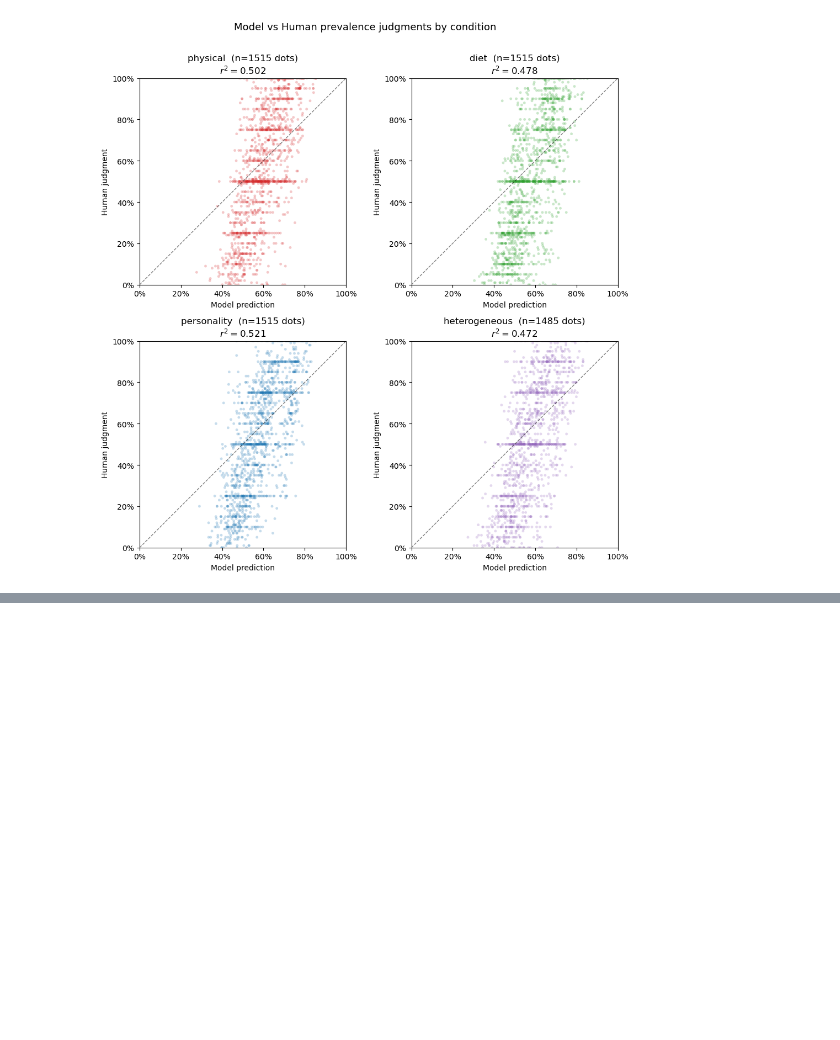
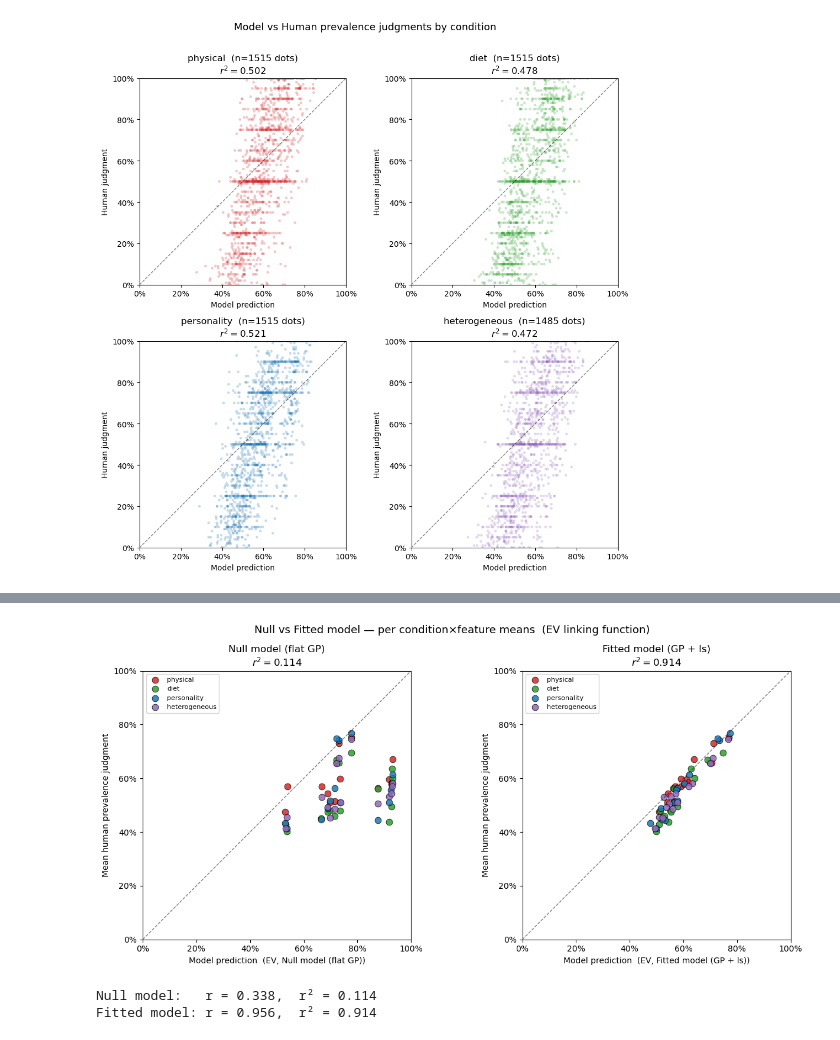
Before and after one commit to mariannazhang/compgenerics, a Jupyter notebook: model/gp/model-gp-study9.ipynb, the cells around one changed output, grey strips where cells are left out. Drawn from its saved outputs; the diff is of its cells as text; code cells hidden in the pictures; blank space fills up the shorter version.

```diff
--- a/model/gp/model-gp-study9.ipynb
+++ b/model/gp/model-gp-study9.ipynb
@@ -1891,0 +2029,72 @@ plt.show()
+# %%
+# ── Null model comparison: same EV scatter using null_preds as weights ────────
+
+# ── Refit betas with null weights ─────────────────────────────────────────
+feature_betas_null = {}
+for j, col in enumerate(TEST_COLS):
+    feat   = CSV_TO_FEATURE[col]
+    resp_j = np.array([r['responses'][j]  for r in results])
+    w_j    = np.array([r['null_preds'][j] for r in results])
+    feature_betas_null[feat] = fit_beta_mixture(resp_j, w_j)
+    p = feature_betas_null[feat]
+    print(f"{feat:<32}  mean_kl={p['alpha_kl']/(p['alpha_kl']+p['beta_kl']):.3f}  "
+          f"mean_nkl={p['alpha_nkl']/(p['alpha_nkl']+p['beta_nkl']):.3f}")
+
+# ── EV predictions using null weights + null betas ────────────────────────
+model_preds_null_ev = []
+for r in results:
+    for j, col in enumerate(TEST_COLS):
+        feat    = CSV_TO_FEATURE[col]
+        pz1     = float(r['null_preds'][j])
+        params  = feature_betas_null[feat]
+        mean_kl  = params['alpha_kl']  / (params['alpha_kl']  + params['beta_kl'])
+        mean_nkl = params['alpha_nkl'] / (params['alpha_nkl'] + params['beta_nkl'])
+        model_preds_null_ev.append(pz1 * mean_kl + (1 - pz1) * mean_nkl)
+
+model_preds_null_ev    = np.array(model_preds_null_ev).reshape(len(results), 15)
+model_preds_fitted_mat = model_preds_all.reshape(len(results), 15)
+
+# ── Aggregate to condition × feature means ────────────────────────────────
+rows_null = []
+for i, r in enumerate(results):
+    for j, feat in enumerate(feat_names):
+        rows_null.append({'condition': r['condition'], 'feature': feat,
+                          'human':        r['responses'][j],
+                          'model_null':   model_preds_null_ev[i, j],
+                          'model_fitted': model_preds_fitted_mat[i, j]})
+
+df_null = pd.DataFrame(rows_null).groupby(['condition', 'feature'])[
+    ['human', 'model_null', 'model_fitted']].mean().reset_index()
+
+r_null,   _ = pearsonr(df_null['model_null'],   df_null['human'])
+r_fitted, _ = pearsonr(df_null['model_fitted'], df_null['human'])
+
+# ── Side-by-side: null vs fitted ──────────────────────────────────────────
+fig, axes = plt.subplots(1, 2, figsize=(13, 6))
+
+for ax, xcol, label, r_val in [
+    (axes[0], 'model_null',   'Null model (flat GP)',   r_null),
+    (axes[1], 'model_fitted', 'Fitted model (GP + ls)', r_fitted),
+]:
+    for cond in ['physical', 'diet', 'personality', 'heterogeneous']:
+        d = df_null[df_null['condition'] == cond]
+        ax.scatter(d[xcol], d['human'], color=cond_colors[cond],
+                   s=60, edgecolors='black', linewidths=0.6, alpha=0.85, label=cond)
+    ax.plot([0, 1], [0, 1], 'k--', lw=1, alpha=0.5)
+    ax.set_xlim(0, 1);  ax.set_ylim(0, 1)
+    ax.set_aspect('equal')
+    ax.set_xlabel(f'Model prediction  (EV, {label})')
+    ax.set_ylabel('Mean human prevalence judgment')
+    ax.set_title(f'{label}\n$r^2 = {r_val**2:.3f}$')
+    ax.legend(fontsize=8)
+    ax.xaxis.set_major_formatter(plt.matplotlib.ticker.PercentFormatter(1))
+    ax.yaxis.set_major_formatter(plt.matplotlib.ticker.PercentFormatter(1))
+
+plt.suptitle('Null vs Fitted model — per condition×feature means  (EV linking function)',
+             fontsize=13)
+plt.tight_layout()
+plt.show()
+
+print(f"Null model:   r = {r_null:.3f},  r² = {r_null**2:.3f}")
+print(f"Fitted model: r = {r_fitted:.3f},  r² = {r_fitted**2:.3f}")
+# %% [output]
@@ -1891,0 +2116,3 @@ plt.show()
+[figure, added]
+Null model:   r = 0.338,  r² = 0.114
+Fitted model: r = 0.956,  r² = 0.914
```
Also changed, not shown: parts of 4 cells of this notebook.
